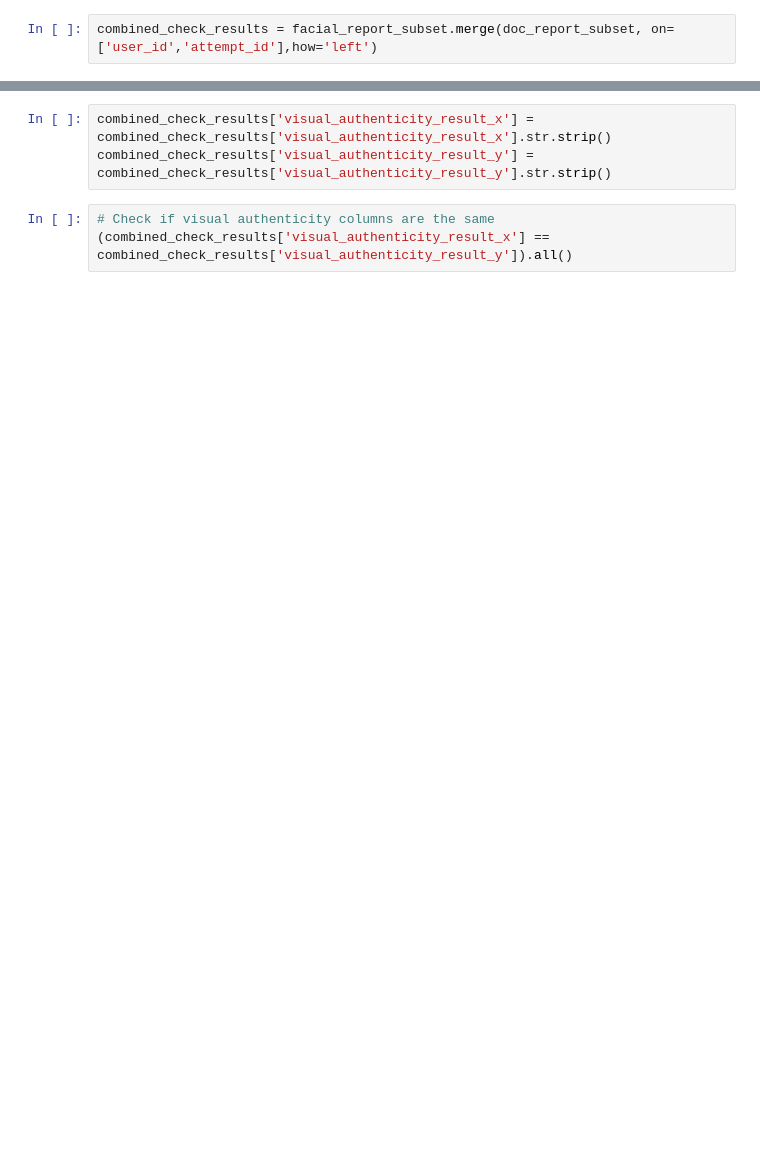
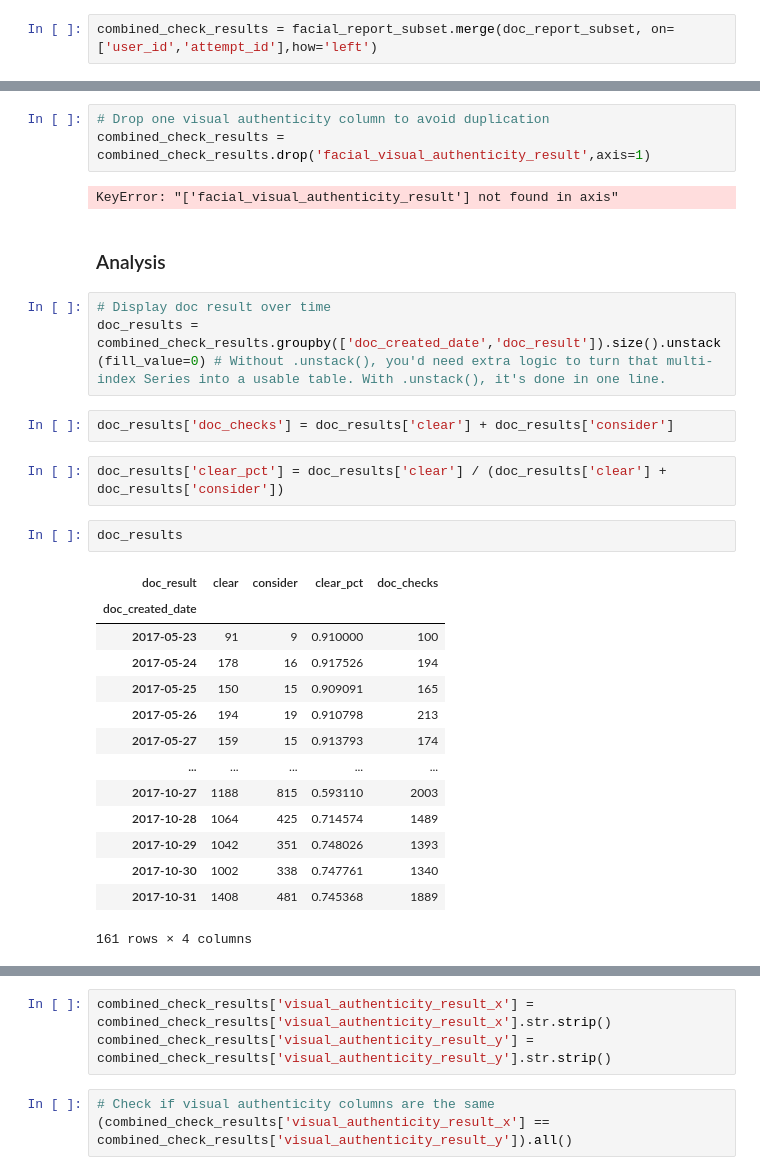
Before and after one commit to LaszloCodes/kyc_analysis, a Jupyter notebook: kyc_analysis.ipynb, the cells around one changed output, grey strips where cells are left out. Drawn from its saved outputs; the diff is of its cells as text; blank space fills up the shorter version.

```diff
--- a/kyc_analysis.ipynb
+++ b/kyc_analysis.ipynb
@@ -404,0 +429,31 @@ combined_check_results = facial_report_subset.merge(doc_report_subset, on=['user
+# %%
+# Drop one visual authenticity column to avoid duplication
+combined_check_results = combined_check_results.drop('facial_visual_authenticity_result',axis=1)
+# %% [output]
+KeyError: "['facial_visual_authenticity_result'] not found in axis"
+# %% [markdown]
+### Analysis
+# %%
+# Display doc result over time
+doc_results = combined_check_results.groupby(['doc_created_date','doc_result']).size().unstack(fill_value=0) # Without .unstack(), you'd need extra logic to turn that multi-index Series into a usable table. With .unstack(), it's done in one line.
+# %%
+doc_results['doc_checks'] = doc_results['clear'] + doc_results['consider']
+# %%
+doc_results['clear_pct'] = doc_results['clear'] / (doc_results['clear'] + doc_results['consider'])
+# %%
+doc_results
+# %% [output]
+| doc_result | clear | consider | clear_pct | doc_checks |
+| doc_created_date |  |  |  |  |
+| 2017-05-23 | 91 | 9 | 0.910000 | 100 |
+| 2017-05-24 | 178 | 16 | 0.917526 | 194 |
+| 2017-05-25 | 150 | 15 | 0.909091 | 165 |
+| 2017-05-26 | 194 | 19 | 0.910798 | 213 |
+| 2017-05-27 | 159 | 15 | 0.913793 | 174 |
+| ... | ... | ... | ... | ... |
+| 2017-10-27 | 1188 | 815 | 0.593110 | 2003 |
+| 2017-10-28 | 1064 | 425 | 0.714574 | 1489 |
+| 2017-10-29 | 1042 | 351 | 0.748026 | 1393 |
+| 2017-10-30 | 1002 | 338 | 0.747761 | 1340 |
+| 2017-10-31 | 1408 | 481 | 0.745368 | 1889 |
+161 rows × 4 columns
```
Also changed, not shown: parts of 28 cells of this notebook.
